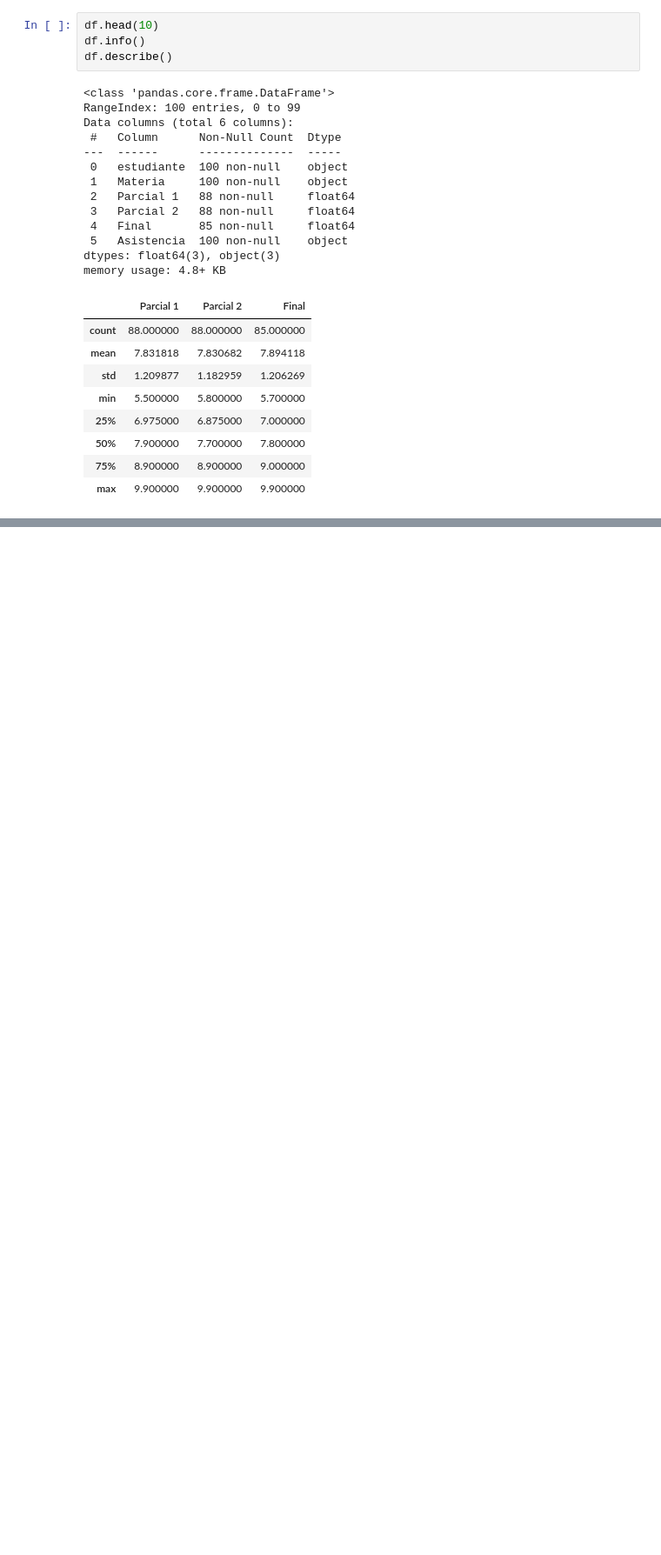
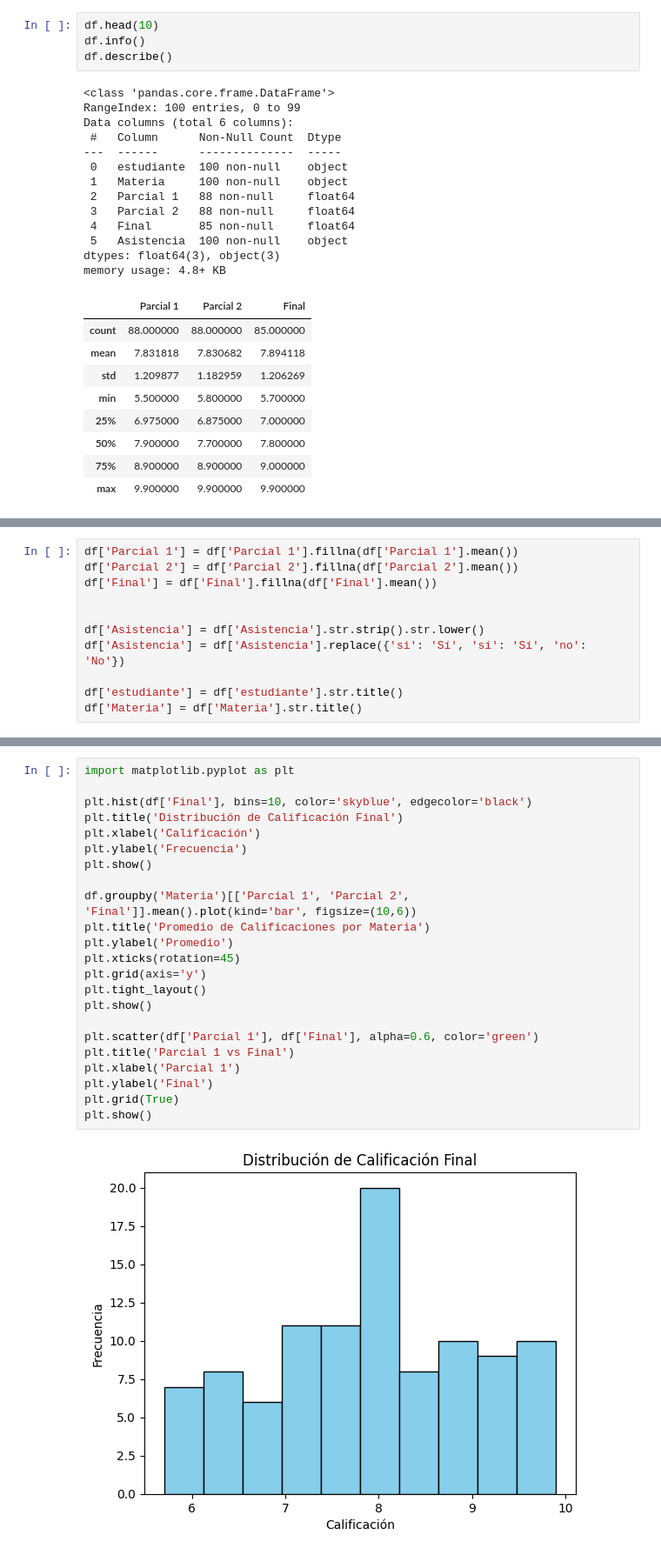
Before and after one commit to Luxycotin/modelo_tlp3, a Jupyter notebook: main.ipynb, the cells around one changed output, grey strips where cells are left out. Shown at 87% size. Saved outputs shown, nothing was run; the diff lists cells and outputs as text; blank space fills up the shorter version.

Commit message:
Se vuelve a realizar el modelo, como práctica antes del parcial

```diff
--- a/main.ipynb
+++ b/main.ipynb
@@ -79,0 +84,11 @@ memory usage: 4.8+ KB
+# %%
+df['Parcial 1'] = df['Parcial 1'].fillna(df['Parcial 1'].mean())
+df['Parcial 2'] = df['Parcial 2'].fillna(df['Parcial 2'].mean())
+df['Final'] = df['Final'].fillna(df['Final'].mean())
+
+
+df['Asistencia'] = df['Asistencia'].str.strip().str.lower()
+df['Asistencia'] = df['Asistencia'].replace({'si': 'Sí', 'sí': 'Sí', 'no': 'No'})
+
+df['estudiante'] = df['estudiante'].str.title()
+df['Materia'] = df['Materia'].str.title()
@@ -79,0 +115,25 @@ memory usage: 4.8+ KB
+# %%
+import matplotlib.pyplot as plt
+
+plt.hist(df['Final'], bins=10, color='skyblue', edgecolor='black')
+plt.title('Distribución de Calificación Final')
+plt.xlabel('Calificación')
+plt.ylabel('Frecuencia')
+plt.show()
+
+df.groupby('Materia')[['Parcial 1', 'Parcial 2', 'Final']].mean().plot(kind='bar', figsize=(10,6))
+plt.title('Promedio de Calificaciones por Materia')
+plt.ylabel('Promedio')
+plt.xticks(rotation=45)
+plt.grid(axis='y')
+plt.tight_layout()
+plt.show()
+
+plt.scatter(df['Parcial 1'], df['Final'], alpha=0.6, color='green')
+plt.title('Parcial 1 vs Final')
+plt.xlabel('Parcial 1')
+plt.ylabel('Final')
+plt.grid(True)
+plt.show()
+# %% [output]
+[figure, added]
```
Also changed, not shown: parts of 8 cells of this notebook, 1 other file.
